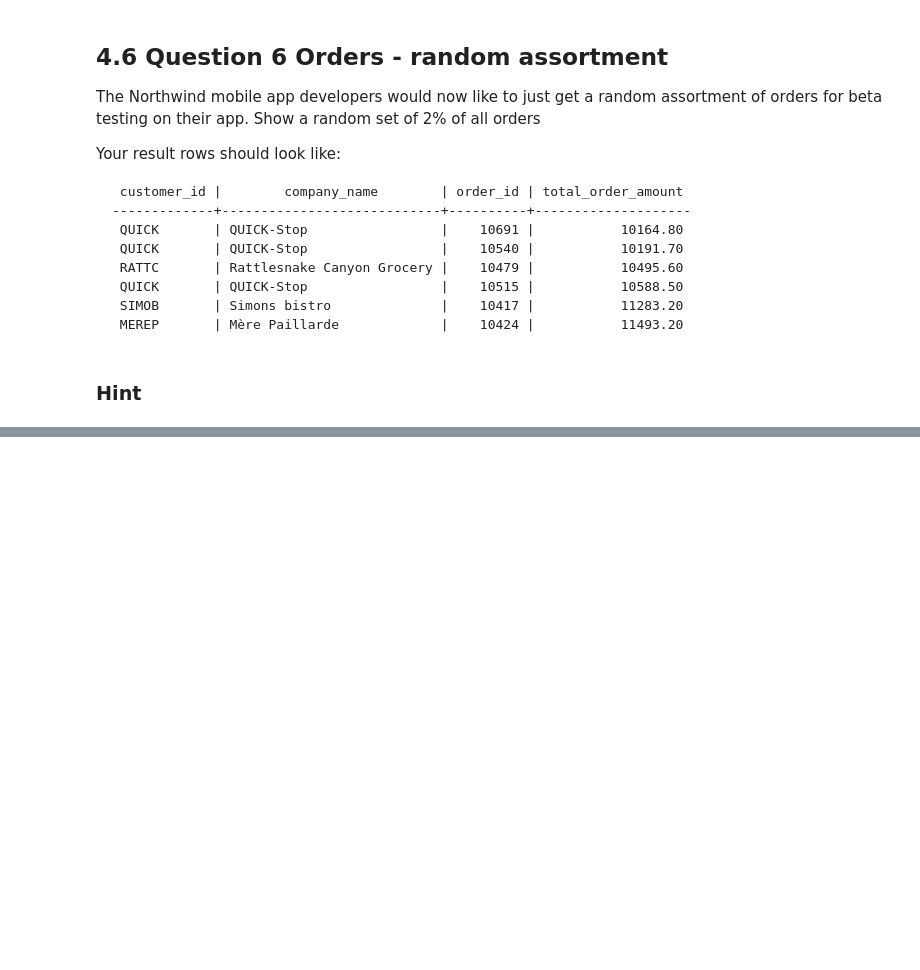
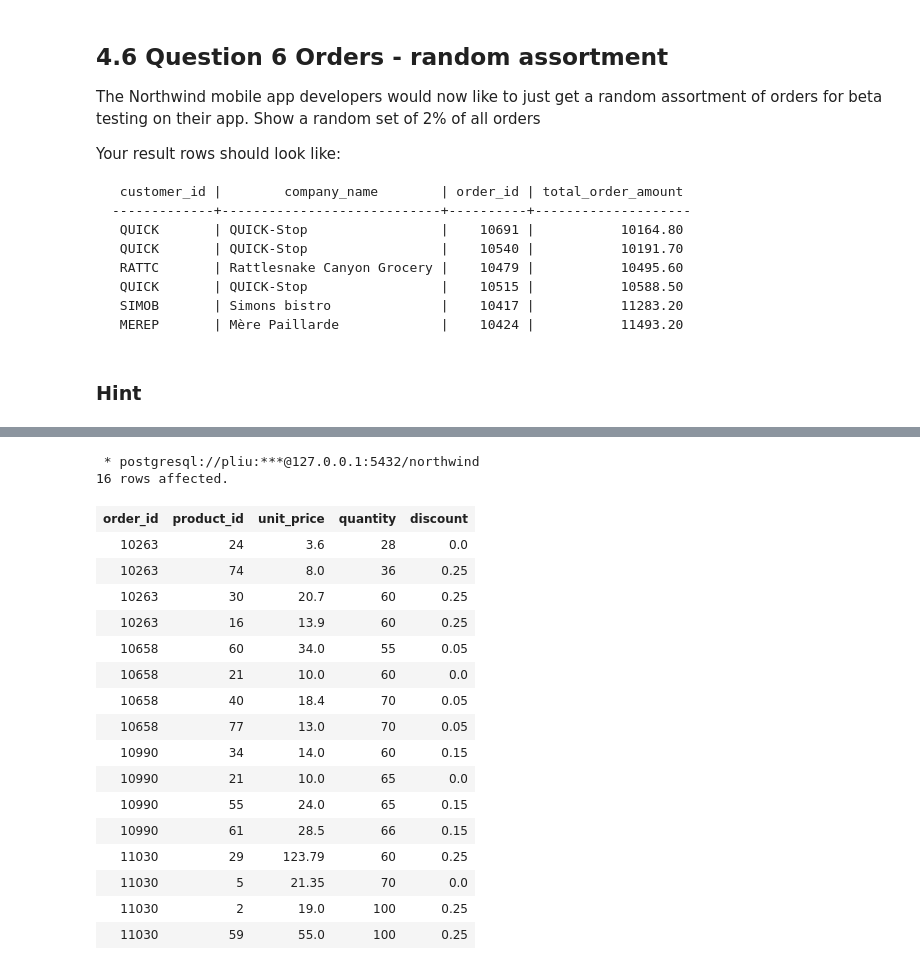
Before and after one commit to pengfei99/LearningSQL, a Jupyter notebook: SQL_practice_problems/notebook/4.Hard_questions.ipynb, the cells around one changed output, grey strips where cells are left out. Saved outputs shown, nothing was run; the diff lists cells and outputs as text; code cells hidden in the pictures; blank space fills up the shorter version.

```diff
--- a/SQL_practice_problems/notebook/4.Hard_questions.ipynb
+++ b/SQL_practice_problems/notebook/4.Hard_questions.ipynb
@@ -389,0 +427,34 @@ Your result rows should look like:
+# %%
+%%sql
+
+with target_order_ids as (select order_id
+from order_details
+where quantity>=60
+group by order_id,quantity
+having count(product_id)>1
+order by order_id)
+
+select order_id, product_id, unit_price, quantity, discount
+from order_details
+where order_id in (select order_id from target_order_ids)
+order by order_id, quantity;
+# %% [output]
+ * postgresql://pliu:***@127.0.0.1:5432/northwind
+16 rows affected.
+| order_id | product_id | unit_price | quantity | discount |
+| 10263 | 24 | 3.6 | 28 | 0.0 |
+| 10263 | 74 | 8.0 | 36 | 0.25 |
+| 10263 | 30 | 20.7 | 60 | 0.25 |
+| 10263 | 16 | 13.9 | 60 | 0.25 |
+| 10658 | 60 | 34.0 | 55 | 0.05 |
+| 10658 | 21 | 10.0 | 60 | 0.0 |
+| 10658 | 40 | 18.4 | 70 | 0.05 |
+| 10658 | 77 | 13.0 | 70 | 0.05 |
+| 10990 | 34 | 14.0 | 60 | 0.15 |
+| 10990 | 21 | 10.0 | 65 | 0.0 |
+| 10990 | 55 | 24.0 | 65 | 0.15 |
+| 10990 | 61 | 28.5 | 66 | 0.15 |
+| 11030 | 29 | 123.79 | 60 | 0.25 |
+| 11030 | 5 | 21.35 | 70 | 0.0 |
+| 11030 | 2 | 19.0 | 100 | 0.25 |
+| 11030 | 59 | 55.0 | 100 | 0.25 |
```
Also changed, not shown: parts of 19 cells of this notebook.
